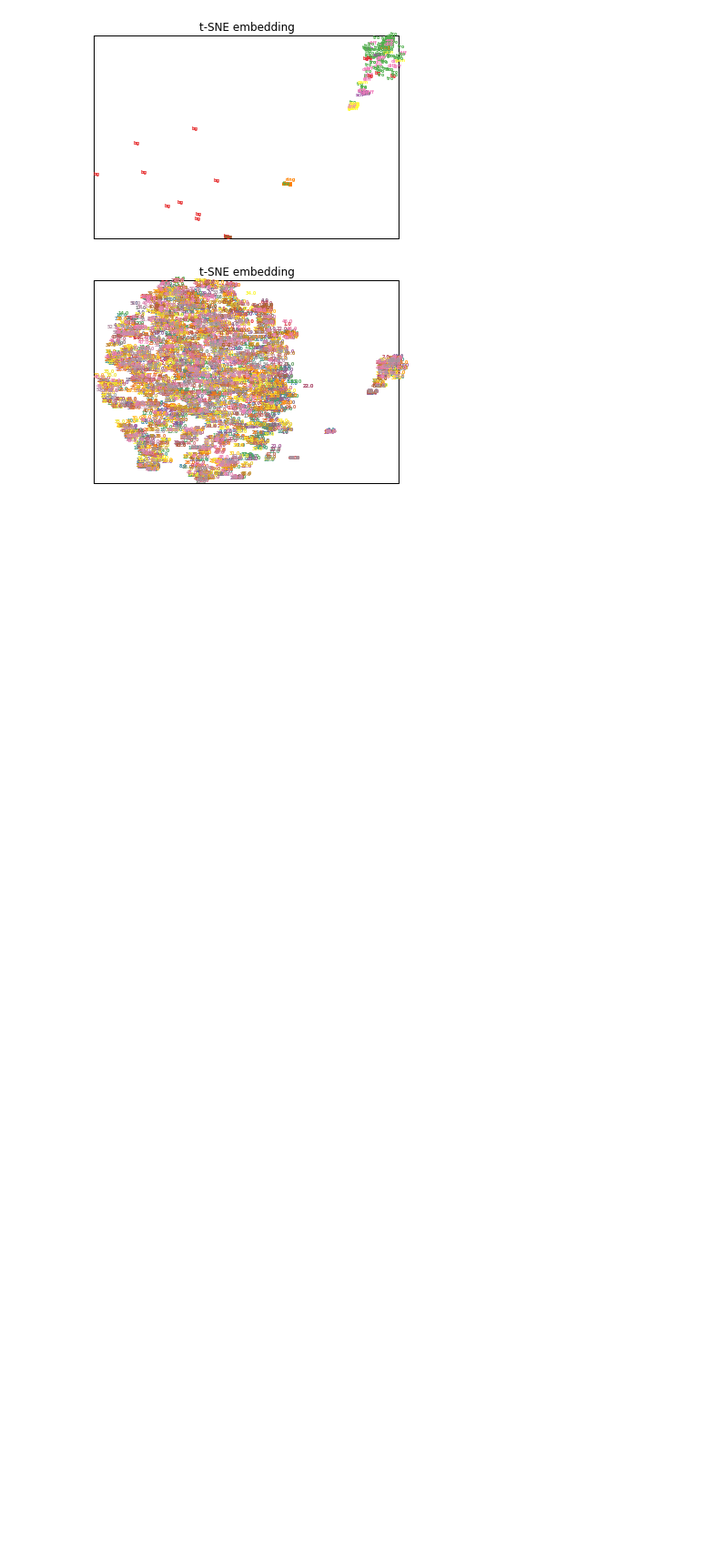
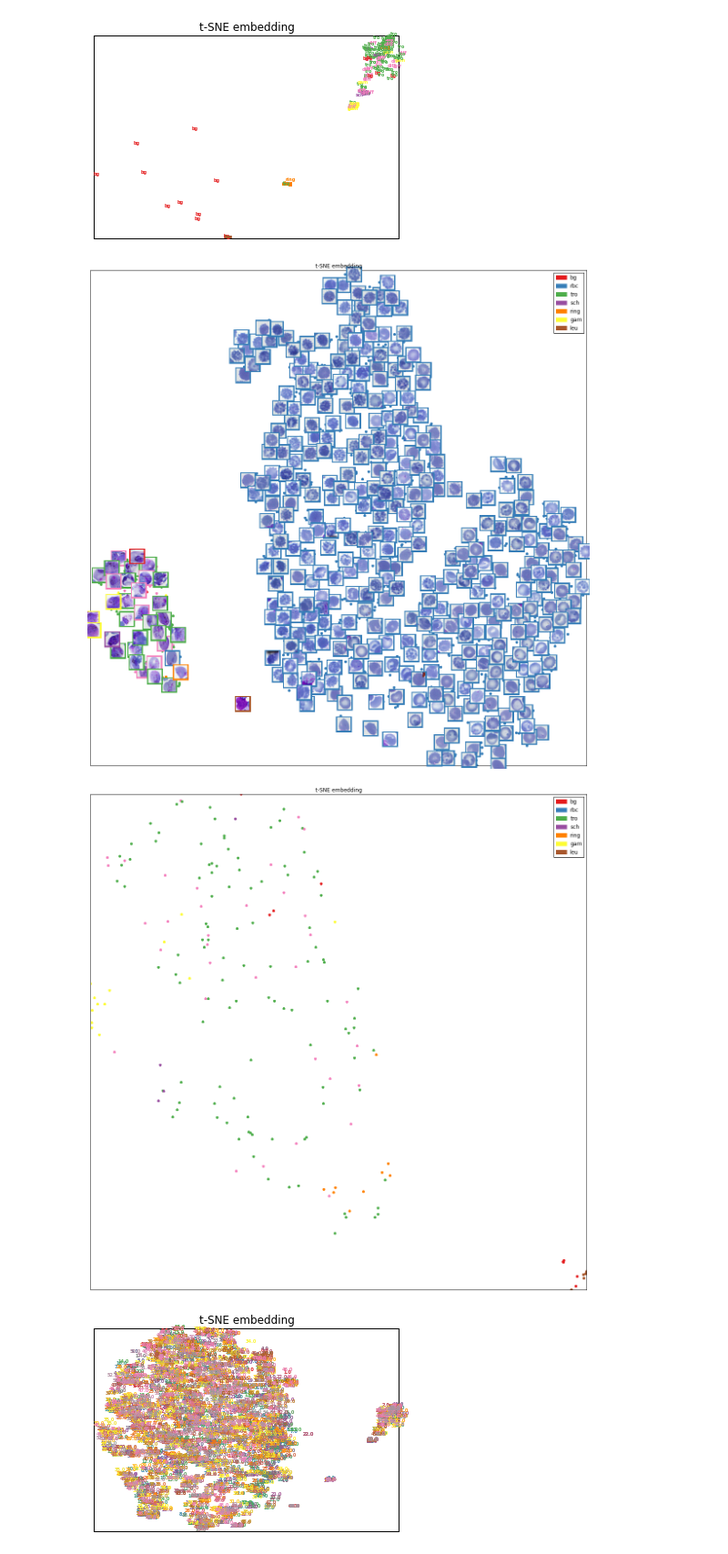
Before and after one commit to jhung0/VOC_format, a Jupyter notebook: tsne.ipynb, the cells around one changed output. Shown at 91% size. Saved outputs shown, nothing was run; the diff lists cells and outputs as text; code cells hidden in the pictures; blank space fills up the shorter version.

Commit message:
updated tsne plot with images

```diff
--- a/tsne.ipynb
+++ b/tsne.ipynb
@@ -261,8 +254,11 @@ classes = ('rbc', 'tro', 'sch', 'ring', 'gam', 'leu')
 MIN_OVERLAP = 0.5
 thresh = -np.inf * np.ones(len(CLASSES))
 top_scores = [[] for _ in xrange(len(CLASSES))]
+box_coordinates = np.array([]).reshape(0,4)
 coordinates = []
 input_image_file = []
+images = []
+num_images = 50
 for i in xrange(num_images):
     input_image_file.append(filenames[i].strip())
     print i, input_image_file
@@ -273,7 +269,7 @@ for i in xrange(num_images):
     coordinates.append(np.array([np.array(map(int, annotation.strip().split(' ')[:-2])) for annotation in annotations]))
     labels = [annotation.strip().split(' ')[-2] for annotation in annotations]
     difficult = [annotation.strip().split(' ')[-1] for annotation in annotations]
-
+    #print len(coordinates[i]), coordinates[i]
     #runs image through net (Detect object classes in an image given object proposals.)
     scores, boxes = im_detect(net, img, coordinates)
 
@@ -337,7 +333,8 @@ for i in xrange(num_images):
             else:
                 print ov_max
                 y = np.append(y, np.array([0]))
-
+        images.extend([i for x in range(len(keep))])
+        box_coordinates = np.concatenate((box_coordinates, cls_boxes[keep, :]), axis = 0)
         X = np.concatenate((X, cls_feat[keep,:]), axis=0)
         y_image = np.append(y_image, np.array([i]*len(keep)))
 # %% [output]
@@ -371,6 +368,20 @@ plt.show()
 # %% [output]
 [figure]
 [figure]
+# %%
+import bhtsne
+X_tsne = bhtsne.tsne(X)
+#model = TSNE(n_components=2, init='pca', learning_rate=200, n_iter=200)
+#X_tsne = model.fit_transform(X)
+plot_embedding(X_tsne, y, "t-SNE embedding", box_coordinates, images)
+plt.show()
+
+idx_noRBC = [i for i in range(len(y)) if y[i] != 1]
+plot_embedding(X_tsne[idx_noRBC, :], y[idx_noRBC], "t-SNE embedding")
+plt.show()
+# %% [output]
+[figure, added]
+[figure, added]
 # %%
 def plot_embedding_imnum(X, y_image, title=None):
     x_min, x_max = np.min(X, 0), np.max(X, 0)
```
Also changed, not shown: parts of 4 cells of this notebook, 1 other file.
